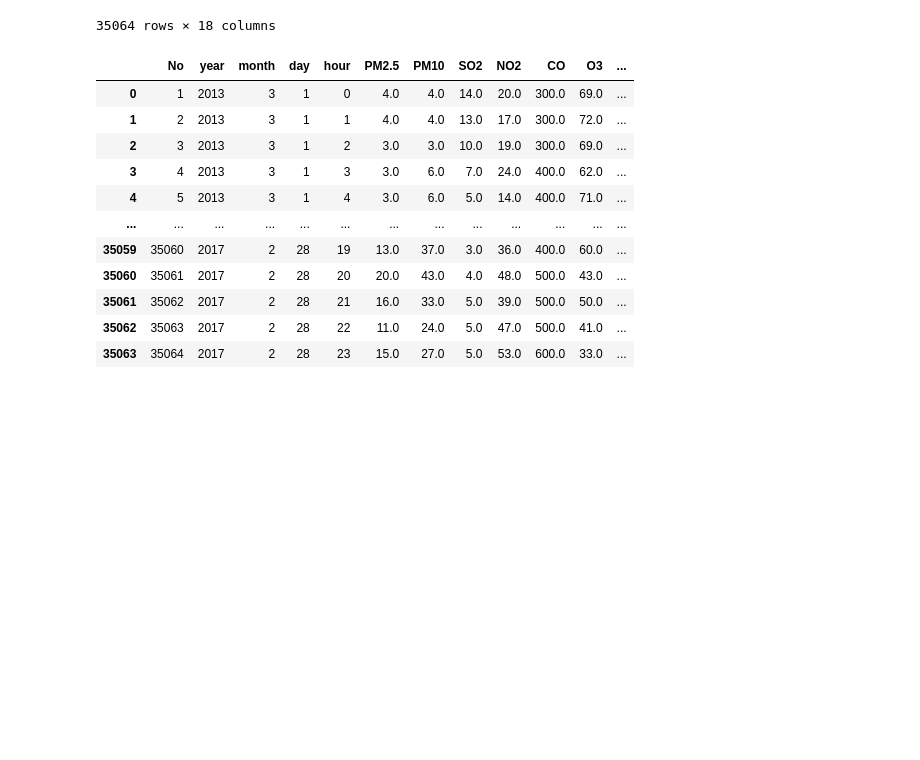
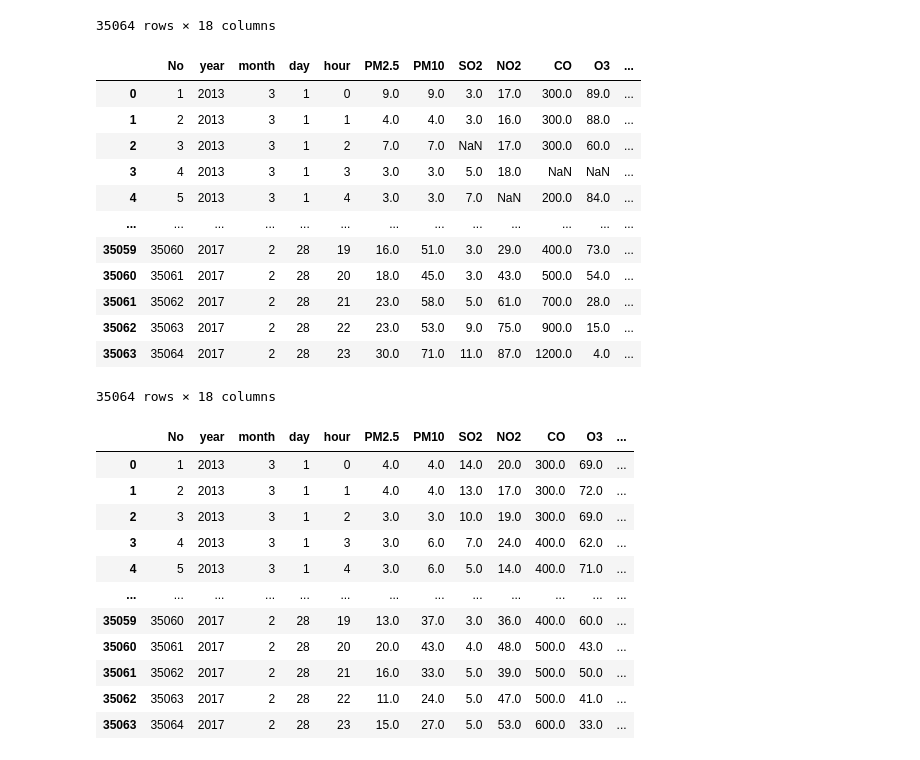
Before and after one commit to Azuredeer/Air-Quality, a Jupyter notebook: analysis_air.ipynb, the cells around one changed output. Cells and saved outputs as stored; diff of their text form; code cells hidden in the pictures; blank space fills up the shorter version.

```diff
--- a/analysis_air.ipynb
+++ b/analysis_air.ipynb
@@ -79,4 +79,22 @@ dingling
 | 35062 | 35063 | 2017 | 2 | 28 | 22 | 10.0 | 12.0 | 2.0 | 2.0 | 200.0 | 97.0 | ... |
 | 35063 | 35064 | 2017 | 2 | 28 | 23 | 13.0 | 16.0 | 4.0 | 9.0 | 500.0 | 74.0 | ... |
 35064 rows × 18 columns
+# %%
+# load data dongsi
+dongsi = pd.read_csv(r"Air Quality Dataset\PRSA_Data_Dongsi_20130301-20170228.csv")
+dongsi
+# %% [output]
+|  | No | year | month | day | hour | PM2.5 | PM10 | SO2 | NO2 | CO | O3 | ... |
+| 0 | 1 | 2013 | 3 | 1 | 0 | 9.0 | 9.0 | 3.0 | 17.0 | 300.0 | 89.0 | ... |
+| 1 | 2 | 2013 | 3 | 1 | 1 | 4.0 | 4.0 | 3.0 | 16.0 | 300.0 | 88.0 | ... |
+| 2 | 3 | 2013 | 3 | 1 | 2 | 7.0 | 7.0 | NaN | 17.0 | 300.0 | 60.0 | ... |
+| 3 | 4 | 2013 | 3 | 1 | 3 | 3.0 | 3.0 | 5.0 | 18.0 | NaN | NaN | ... |
+| 4 | 5 | 2013 | 3 | 1 | 4 | 3.0 | 3.0 | 7.0 | NaN | 200.0 | 84.0 | ... |
+| ... | ... | ... | ... | ... | ... | ... | ... | ... | ... | ... | ... | ... |
+| 35059 | 35060 | 2017 | 2 | 28 | 19 | 16.0 | 51.0 | 3.0 | 29.0 | 400.0 | 73.0 | ... |
+| 35060 | 35061 | 2017 | 2 | 28 | 20 | 18.0 | 45.0 | 3.0 | 43.0 | 500.0 | 54.0 | ... |
+| 35061 | 35062 | 2017 | 2 | 28 | 21 | 23.0 | 58.0 | 5.0 | 61.0 | 700.0 | 28.0 | ... |
+| 35062 | 35063 | 2017 | 2 | 28 | 22 | 23.0 | 53.0 | 9.0 | 75.0 | 900.0 | 15.0 | ... |
+| 35063 | 35064 | 2017 | 2 | 28 | 23 | 30.0 | 71.0 | 11.0 | 87.0 | 1200.0 | 4.0 | ... |
+35064 rows × 18 columns
 # %%
```
Also changed, not shown: parts of 45 cells of this notebook.
